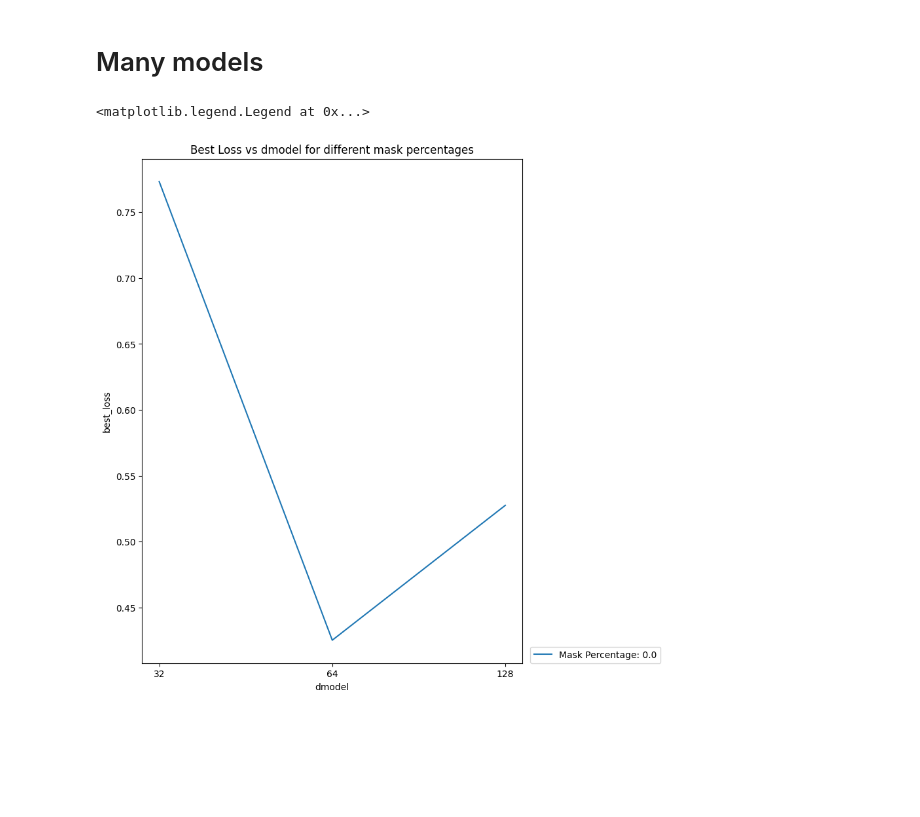
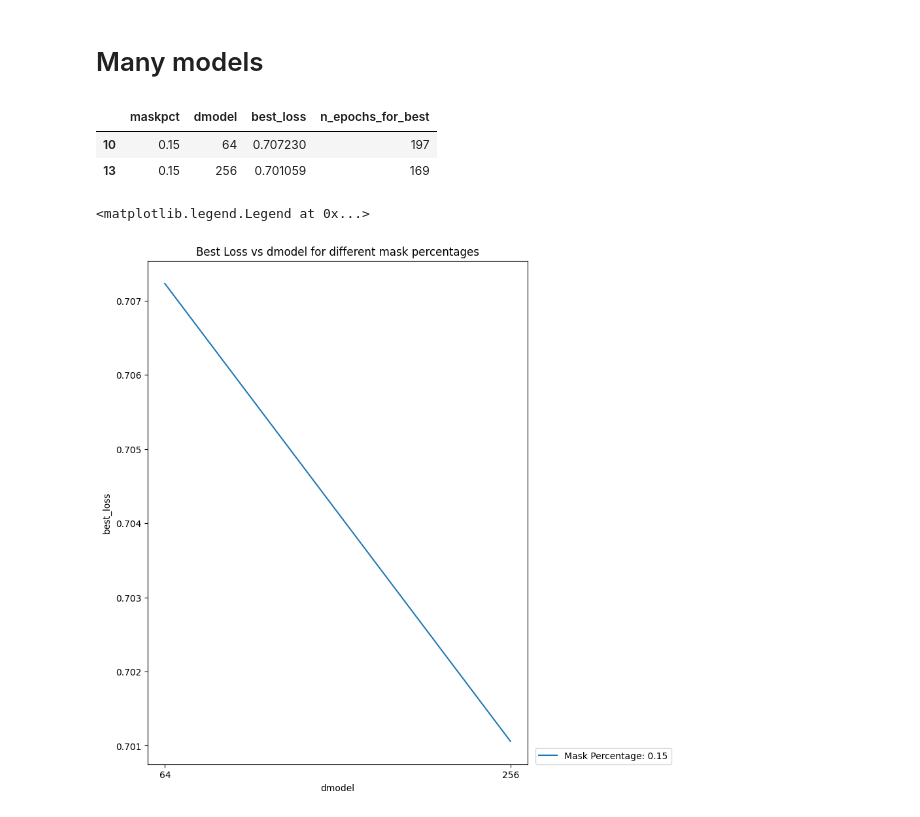
Before and after one commit to Musa-Azeem/eating-detection, a Jupyter notebook: masked_autoencoder.ipynb, the cells around one changed output. Drawn from its saved outputs; the diff is of its cells as text; code cells hidden in the pictures; blank space fills up the shorter version.

```diff
--- a/masked_autoencoder.ipynb
+++ b/masked_autoencoder.ipynb
@@ -596,41 +410,50 @@ import json
 import matplotlib.pyplot as plt
 import numpy as np
 import pandas as pd
+# %%
+n_epochs_for_best = []
+maskpcts = []
+dmodels = []
+best_losses = {}
+df = pd.DataFrame(columns=['maskpct', 'dmodel', 'best_loss', 'n_epochs_for_best'])
+
+for model_dir in Path('/home/musa/eating-detection/dev/9_regnet-mae/mae-search').iterdir():
+    config = json.load(open(model_dir/'config.json'))
+    info = json.load(open(model_dir/'info.json'))
+    # model.load_state_dict(torch.load(model_dir/'best_model.pt'))
+
+    df.loc[len(df)] = {
+        'maskpct': config['MASKPCT'],
+        'dmodel': config['DMODEL'],
+        'best_loss': info['Loss'],
+        'n_epochs_for_best': info['Best Model']
+    }
+
+df = df.sort_values(['dmodel', 'maskpct'])
+# %%
+df.drop(df[df['n_epochs_for_best'] < 0].index, inplace=True)
+# %%
+df
+# %% [output]
+|  | maskpct | dmodel | best_loss | n_epochs_for_best |
+| 10 | 0.15 | 64 | 0.707230 | 197 |
+| 13 | 0.15 | 256 | 0.701059 | 169 |
 # %%
-n_epochs_for_best = []
-maskpcts = []
-dmodels = []
-best_losses = {}
-df = pd.DataFrame(columns=['maskpct', 'dmodel', 'best_loss', 'n_epochs_for_best'])
-
-for model_dir in Path('/home/musa/eating/eating-detection/dev/9_regnet-mae/dev-2-5-24').iterdir():
-    config = json.load(open(model_dir/'config.json'))
-    info = json.load(open(model_dir/'info.json'))
-    # model.load_state_dict(torch.load(model_dir/'best_model.pt'))
-
-    df.loc[len(df)] = {
-        'maskpct': config['MASKPCT'],
-        'dmodel': config['DMODEL'],
-        'best_loss': info['Loss'],
-        'n_epochs_for_best': info['Best Model']
-    }
-
-df = df.sort_values(['dmodel', 'maskpct'])
 df['dmodellog'] = np.log2(df['dmodel']) - np.log2(df['dmodel']).min()
 fig = plt.figure(figsize=(7.5,10))
 ax = fig.add_subplot(1,1,1)
 for maskpct in df['maskpct'].unique():
     df[df['maskpct']==maskpct].plot(x='dmodellog', y='best_loss', ax=ax, label=f'Mask Percentage: {maskpct}')
 
 ax.set_xlabel('dmodel')
 ax.set_ylabel('best_loss')
 ax.set_title('Best Loss vs dmodel for different mask percentages')
 ax.set_xticks(df['dmodellog'].unique())
 ax.set_xticklabels(df['dmodel'].unique())
 ax.legend(loc=(1.02,0))
 # %% [output]
 <matplotlib.legend.Legend at 0x...>
-[figure, old version]
+[figure, new version]
 # %%
 n_epochs_for_best = []
 maskpcts = []
```
Also changed, not shown: parts of 10 cells of this notebook, 2 other files.
